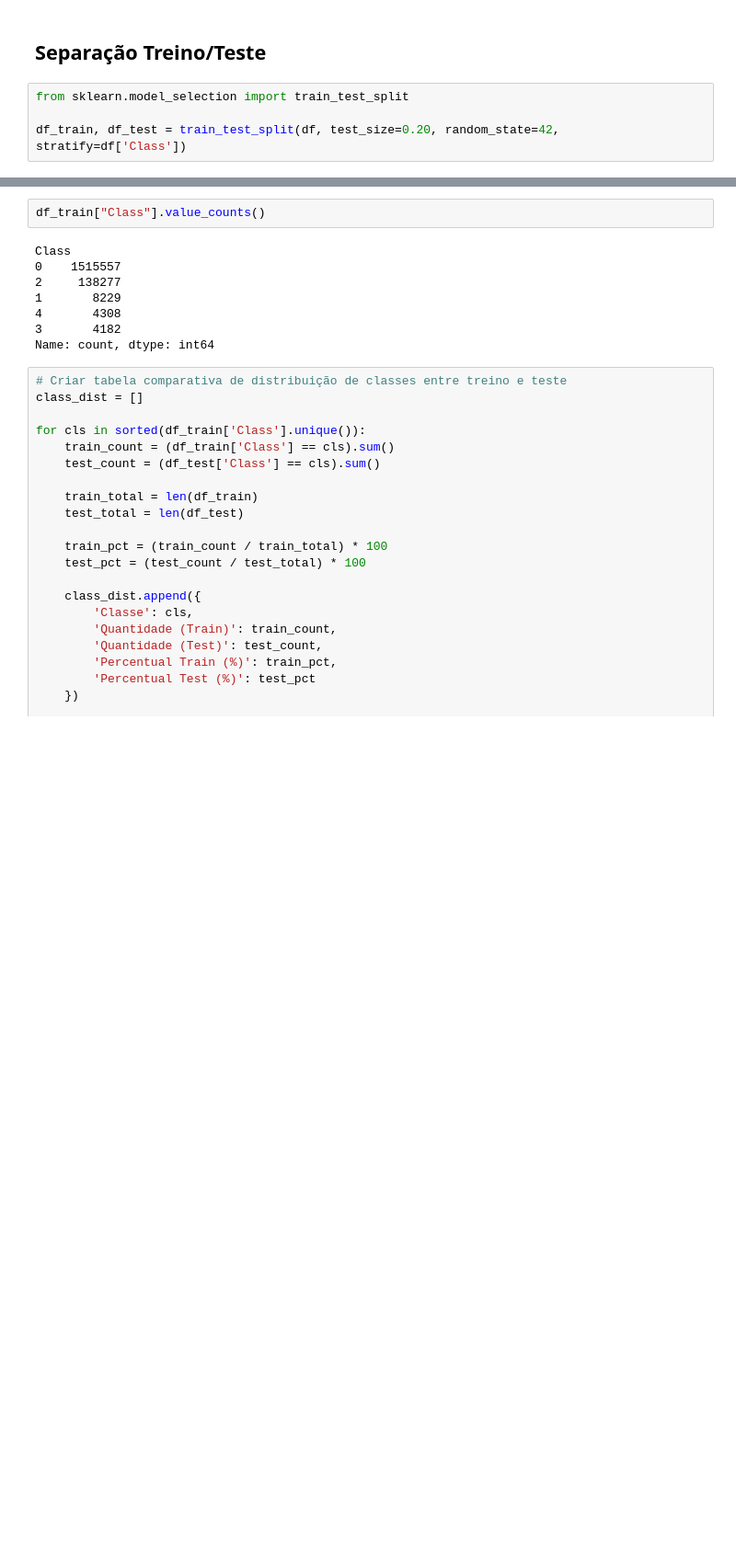
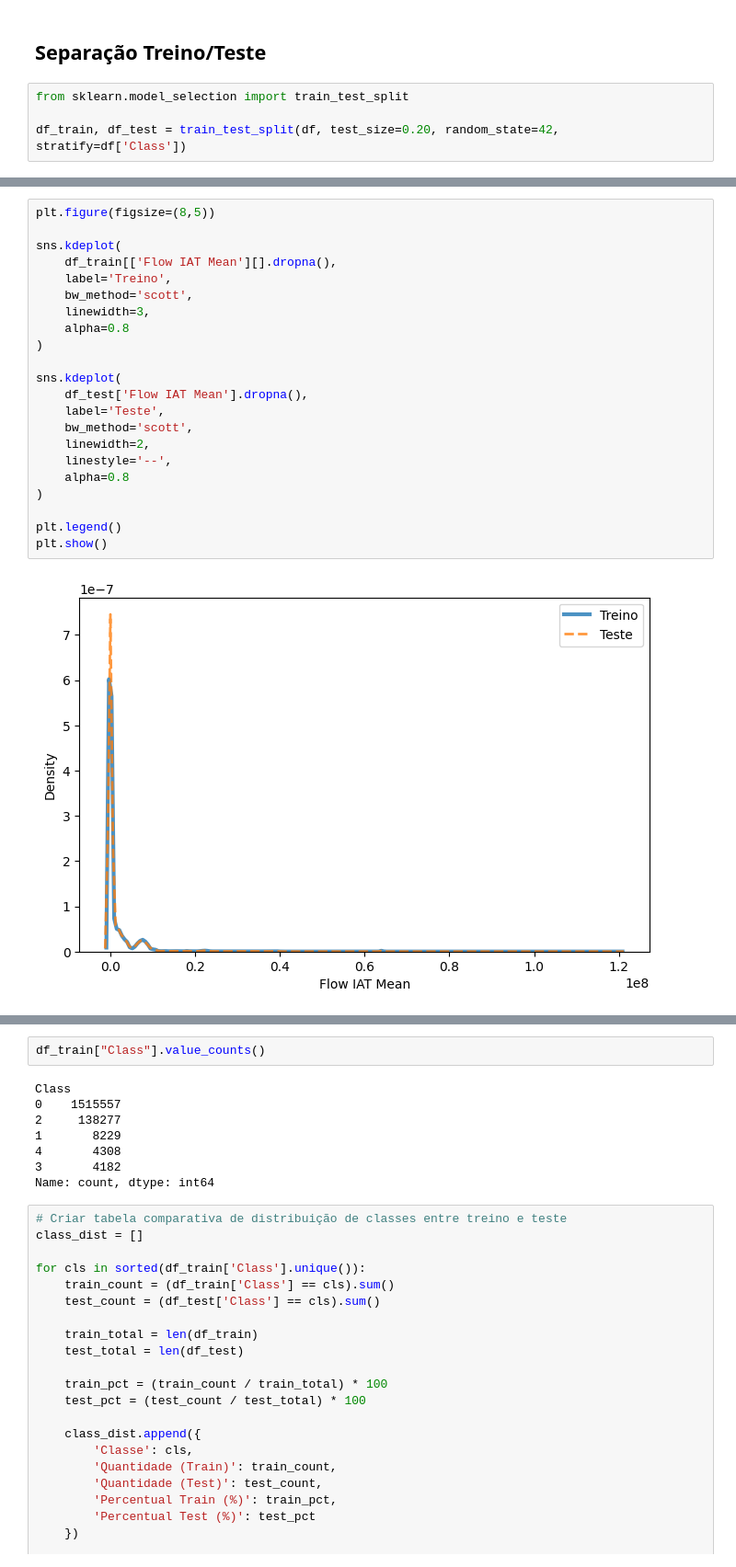
Before and after one commit to AlfredoLSN/Suricata_ML, a Jupyter notebook: main copy.ipynb, the cells around one changed output, grey strips where cells are left out. Shown at 92% size. Saved outputs shown, nothing was run; the diff lists cells and outputs as text; blank space fills up the shorter version.

```diff
--- a/main copy.ipynb
+++ b/main copy.ipynb
@@ -264,0 +349,24 @@ df_train, df_test = train_test_split(df, test_size=0.20, random_state=42, strati
+# %%
+plt.figure(figsize=(8,5))
+
+sns.kdeplot(
+    df_train[['Flow IAT Mean'][].dropna(),
+    label='Treino',
+    bw_method='scott',
+    linewidth=3,
+    alpha=0.8
+)
+
+sns.kdeplot(
+    df_test['Flow IAT Mean'].dropna(),
+    label='Teste',
+    bw_method='scott',
+    linewidth=2,
+    linestyle='--',
+    alpha=0.8
+)
+
+plt.legend()
+plt.show()
+# %% [output]
+[figure, added]
```
Also changed, not shown: parts of 6 cells of this notebook, 1 other file.
